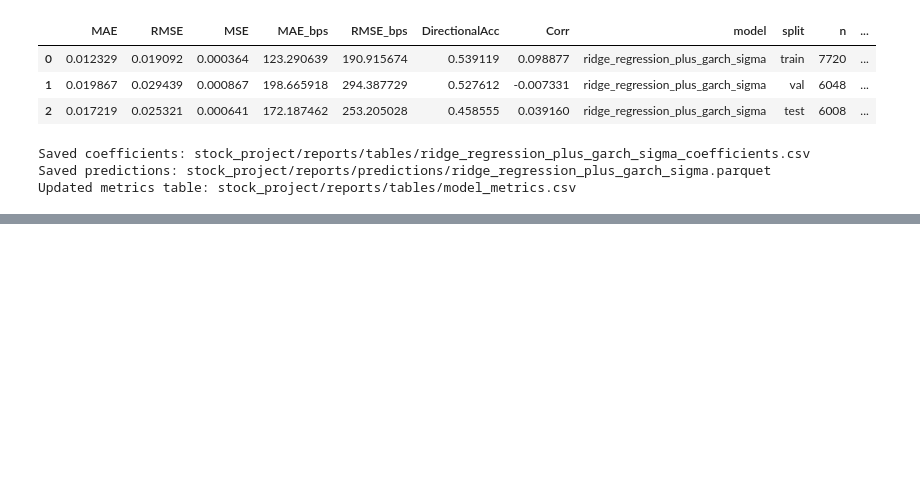
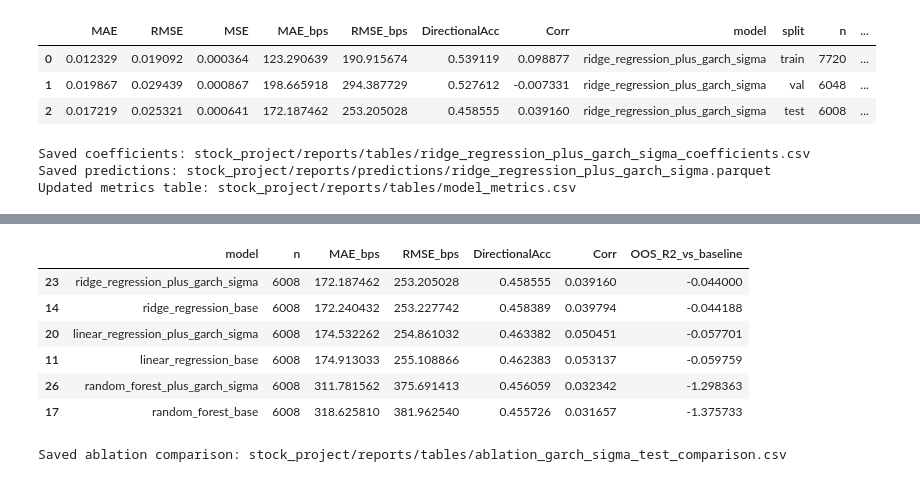
Before and after one commit to RichelCode/Final_Stock_Analysis, a Jupyter notebook: stock_market_final.ipynb, the cells around one changed output, grey strips where cells are left out. Drawn from its saved outputs; the diff is of its cells as text; code cells hidden in the pictures; blank space fills up the shorter version.

Commit message:
Table to compare all models, with garch and without garch features

```diff
--- a/stock_market_final.ipynb
+++ b/stock_market_final.ipynb
@@ -2206,0 +2232,29 @@ save_predictions_and_metrics(pred_df, metrics_df, MODEL_NAME)
+# %%
+metrics = pd.read_csv(TAB_DIR / "model_metrics.csv")
+
+compare_models = [
+    "linear_regression_base",
+    "linear_regression_plus_garch_sigma",
+    "ridge_regression_base",
+    "ridge_regression_plus_garch_sigma",
+    "random_forest_base",
+    "random_forest_plus_garch_sigma",
+]
+
+comp = metrics[metrics["model"].isin(compare_models)].copy()
+comp_test = comp[comp["split"] == "test"].sort_values("RMSE_bps")
+
+display(comp_test[["model", "n", "MAE_bps", "RMSE_bps", "DirectionalAcc", "Corr", "OOS_R2_vs_baseline"]])
+
+out = TAB_DIR / "ablation_garch_sigma_test_comparison.csv"
+comp_test.to_csv(out, index=False)
+print("Saved ablation comparison:", out)
+# %% [output]
+|  | model | n | MAE_bps | RMSE_bps | DirectionalAcc | Corr | OOS_R2_vs_baseline |
+| 23 | ridge_regression_plus_garch_sigma | 6008 | 172.187462 | 253.205028 | 0.458555 | 0.039160 | -0.044000 |
+| 14 | ridge_regression_base | 6008 | 172.240432 | 253.227742 | 0.458389 | 0.039794 | -0.044188 |
+| 20 | linear_regression_plus_garch_sigma | 6008 | 174.532262 | 254.861032 | 0.463382 | 0.050451 | -0.057701 |
+| 11 | linear_regression_base | 6008 | 174.913033 | 255.108866 | 0.462383 | 0.053137 | -0.059759 |
+| 26 | random_forest_plus_garch_sigma | 6008 | 311.781562 | 375.691413 | 0.456059 | 0.032342 | -1.298363 |
+| 17 | random_forest_base | 6008 | 318.625810 | 381.962540 | 0.455726 | 0.031657 | -1.375733 |
+Saved ablation comparison: stock_project/reports/tables/ablation_garch_sigma_test_comparison.csv
```
Also changed, not shown: parts of 1 cell of this notebook, 1 other file.
